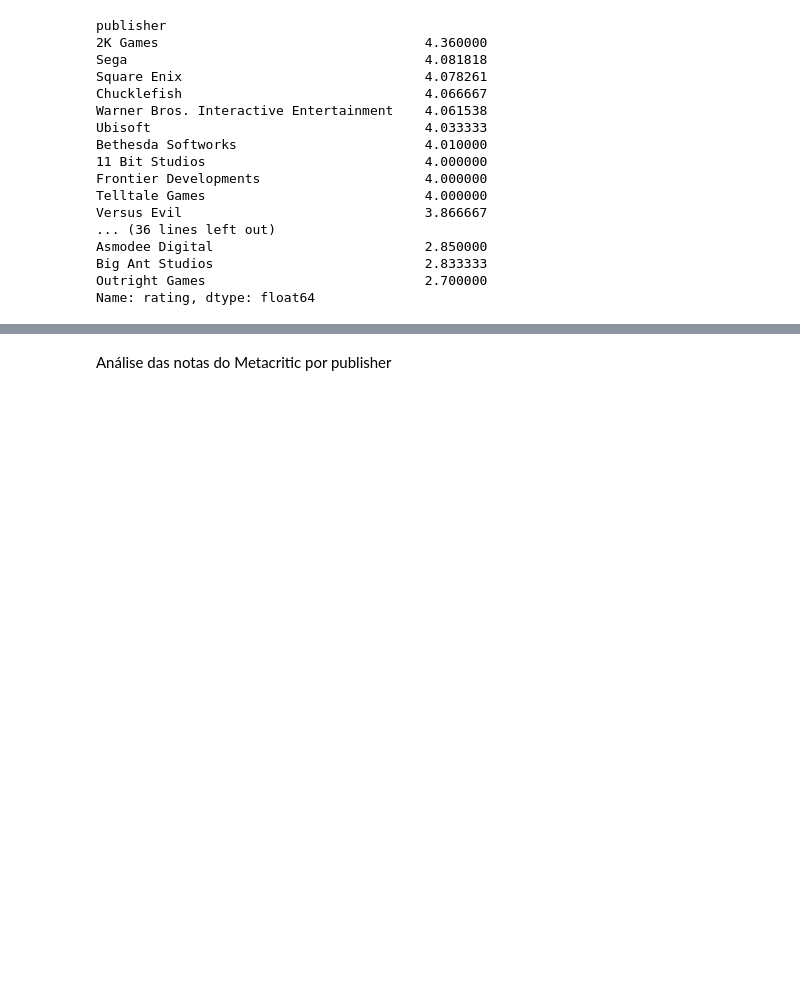
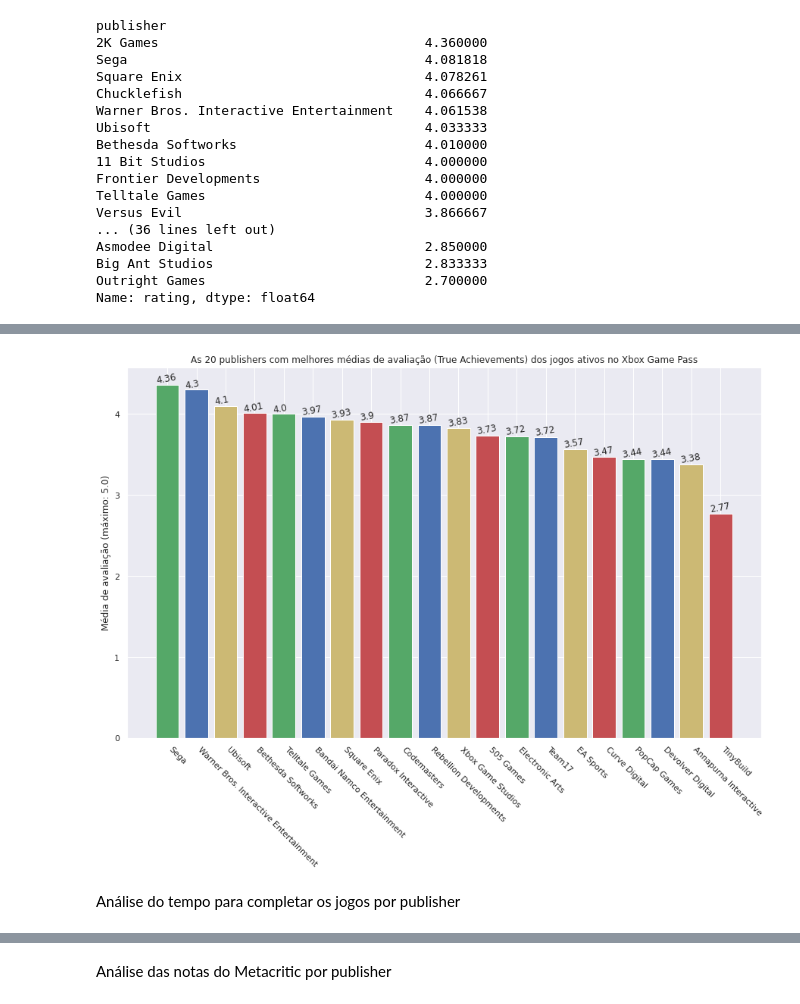
Before and after one commit to DamodaraBarbosa/xbox_game_pass_analisys, a Jupyter notebook: Publishers_Analisys_Xbox_Game_Pass.ipynb, the cells around one changed output, grey strips where cells are left out. Cells and saved outputs as stored; diff of their text form; code cells hidden in the pictures; blank space fills up the shorter version.

```diff
--- a/Publishers_Analisys_Xbox_Game_Pass.ipynb
+++ b/Publishers_Analisys_Xbox_Game_Pass.ipynb
@@ -517,0 +560,17 @@ Name: rating, dtype: float64
+# %%
+# gráfico com as publishers, com pelo menos 3 jogos ativos no serviço, com as melhores médias de avaliação dos jogos no Xbox Game Pass:
+
+bars = plt.bar(rating_per_publisher_active_games.keys()[:20], rating_per_publisher_active_games.values[:20], color= ['g', 'b', 'y', 'r'])
+
+for bar in bars:
+  value = bar.get_height()
+  plt.text(bar.get_x(), value + 0.02, round(value, 2), rotation= '10')
+
+plt.title('As 20 publishers com melhores médias de avaliação (True Achievements) dos jogos ativos no Xbox Game Pass')
+plt.ylabel('Média de avaliação (máximo: 5.0)')
+plt.xticks(rotation= '-45', ha= 'left')
+plt.show()
+# %% [output]
+[figure, added]
+# %% [markdown]
+Análise do tempo para completar os jogos por publisher
```
Also changed, not shown: parts of 16 cells of this notebook.
